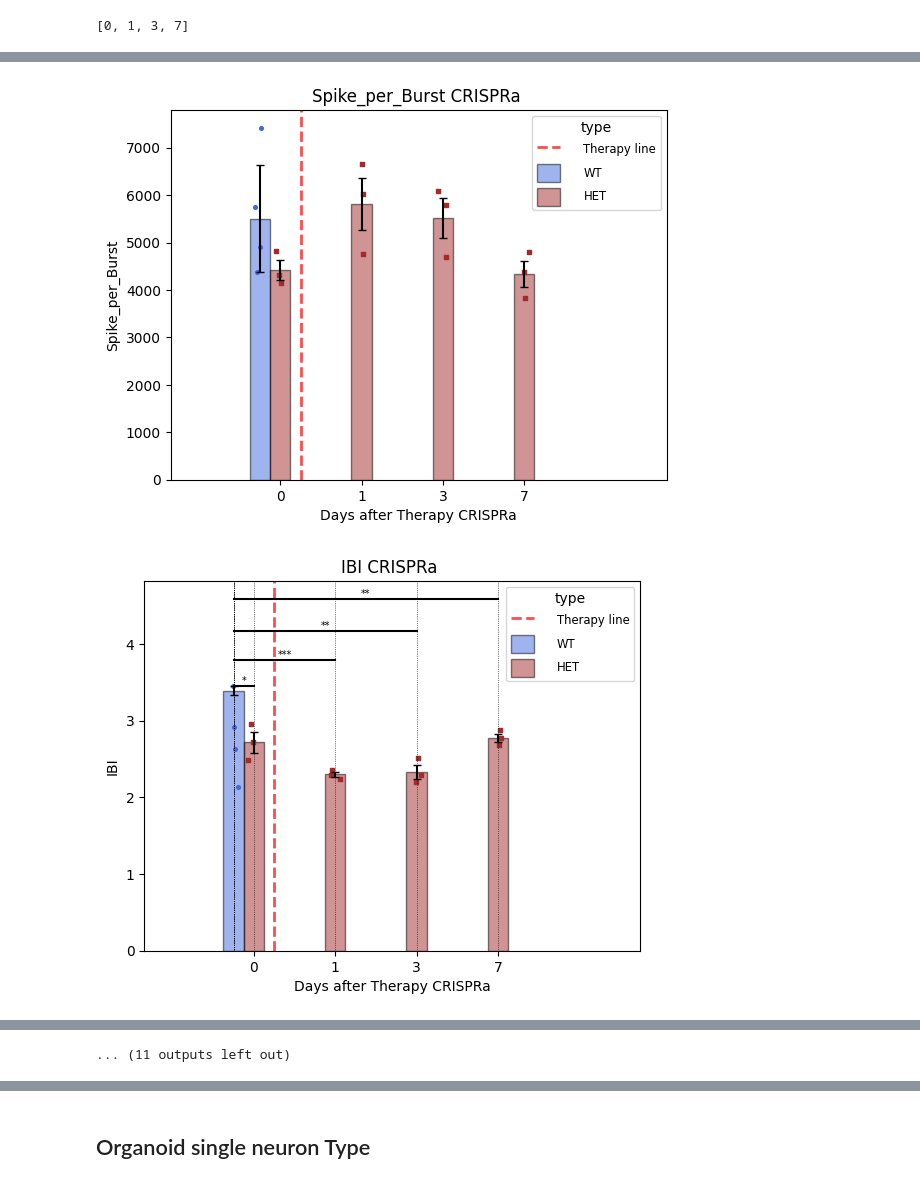
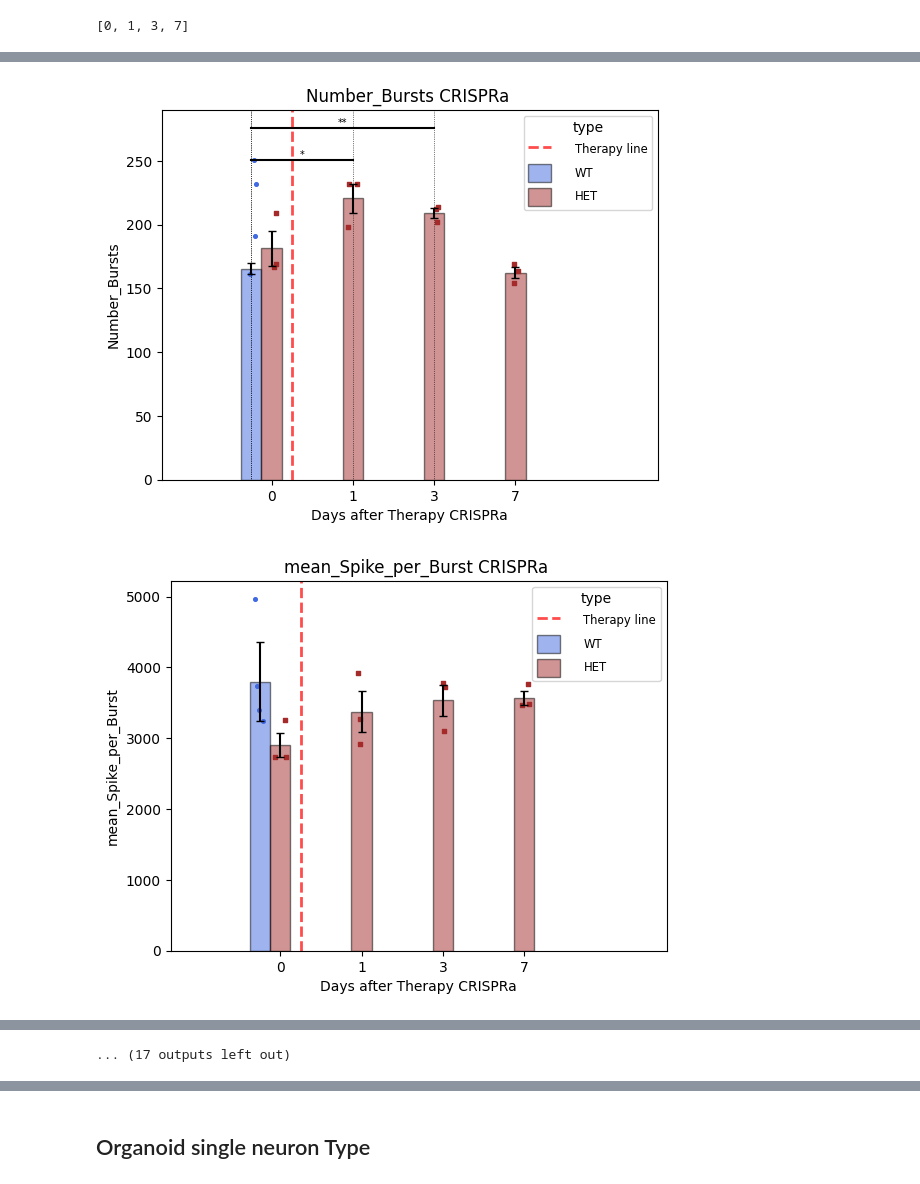
Before and after one commit to roybens/MEA_Analysis, a Jupyter notebook: NetworkAnalysis/PlottingFunctions/combine.ipynb, the cells around one changed output, grey strips where cells are left out. Drawn from its saved outputs; the diff is of its cells as text; code cells hidden in the pictures.

Commit message:
Plotting function experimental notebooks LDA, AP freq , plotly

```diff
--- a/NetworkAnalysis/PlottingFunctions/combine.ipynb
+++ b/NetworkAnalysis/PlottingFunctions/combine.ipynb
@@ -8,7 +8,7 @@ import pdb
 import json
 from math import sqrt
 # %%
-file_csv = '/mnt/disk15tb/paula/Main_DA_Projects/data_analysis_output/Organoids/RETT_T2_KMB_A1/Network_outputs/Compiled_Networks_old.csv'
+file_csv = '/mnt/disk15tb/paula/Main_DA_Projects/data_analysis_output/Primary Neurons/adnp_report_June2024/adnp_therapy_t1_analysisjun2024/Network_outputs/Compiled_Networks.csv'
 
 data_df = pd.read_csv(file_csv)
 # %%
@@ -41 +37,16 @@ print(div)
+# %%
+# Define the specific mapping you want
+mapping = {
+    35: 0,
+    36: 1,
+    38: 3,
+    42: 7,
+    57: 21,
+    59: 23,
+    62: 25,
+    65: 28
+}
+
+# Map the values in the DataFrame
+df['DIV'] = df['DIV'].replace(mapping)
 # %%
@@ -43,5 +58,5 @@ div = [ 0 , 1  ,3 , 7 ]#,22 ,24, 27]
 # %%
-unique_genotypes = df['Type'].unique()
+unique_genotypes = df['NeuronType'].unique()
 unique_genotypes
 # %% [output]
 array(['WT', 'HET'], dtype=object)
@@ -74,3 +90,5 @@ hello
+# %%
+df['Type']=df['NeuronType']
 # %% [markdown]
 combine based on therapy type
 # %%
@@ -655,7 +673,13 @@ div = [0,1,3,7]
 # %% [output]
 [0, 1, 3, 7]
 # %%
-output_types =['Number_Bursts','Burst_Peak','Spike_per_Burst','IBI','Active_Electrodes','Mean_FiringRate','Mean_SpikeAmplitude']
+#output_types =['Number_Bursts','Burst_Peak','Spike_per_Burst','IBI','Active_Electrodes','Mean_FiringRate','Mean_SpikeAmplitude']
+
+output_types = ['mean_IBI'
+    , 'mean_Burst_Peak',  'Number_Bursts',
+       'mean_Spike_per_Burst',
+     'mean_BurstDuration','MeanNetworkISI',  'MeanWithinBurstISI',
+        'MeanOutsideBurstISI','Fanofactor']
 #,'Mean_FiringRate','Mean_SpikeAmplitude']
 #output_types=['Active_Electrodes']
 for therapy_type in unique_therapy_types:
@@ -736,12 +760,7 @@ for therapy_type in unique_therapy_types:
             yerr_data_all[genotype] = yerr_data
             n_data_all[genotype] = n_data
             # Save statistics to file
-            output_file = f"intermediate_files/{output_type}_{genotype}_statistics.txt"
-            with open(output_file, 'w') as file:
-                file.write(f"{genotype} Statistics\n")
-                file.write("Mean: " + ", ".join([str(m) for m in mean_data]) + "\n")
-                file.write("SEM: " + ", ".join([str(sem) for sem in yerr_data]) + "\n")
-                file.write("Sample Size (n): " + ", ".join([str(n_data)]) + "\n")
+
 
             # Plot bars
             #transparency value
@@ -814,7 +833,7 @@ for therapy_type in unique_therapy_types:
             #maxim = max([max( output_arrays[genotype][i] )for genotype in unique_genotypes])
 
             # Determine the range of the y-axis
-            print(maxim)
+            #print(maxim)
             #y_min, y_max = ax.get_ylim()
 
 
@@ -852,8 +871,6 @@ for therapy_type in unique_therapy_types:
                 ax.axvline(x2,color='black',linestyle=':',linewidth=0.5)
                 maxim = y_position
                 y_offset = maxim *0.1
-            with open(output_file, 'a') as file:
-                        file.write(f"P values:{p_values} \n")
 
 
 
@@ -880,7 +897,7 @@ for therapy_type in unique_therapy_types:
 
         plt.legend(title='type',loc='upper right', fontsize='small', handlelength=2, handletextpad=2, handleheight=2,bbox_to_anchor=(1.0, 1))
         import os
-        dirpath = f'/home/mmp/Documents/ADNP_aftertherapy_21feb/{therapy_type}'
+        dirpath = f'/home/mmp/Documents/ADNP_JUNE2024/ADNP_therapy_differentvisualization/{therapy_type}'
         if not os.path.exists(dirpath):
              os.makedirs(dirpath)
         plt.savefig(f"{dirpath}/{output_type}.svg",dpi=300,format='svg')
@@ -913,2 +944,2 @@ Number of unique Genotypes: 2
-[figure, old version]
+[figure, new version]
-[figure, old version]
+[figure, new version]
@@ -921,2 +952,2 @@ Number of unique Genotypes: 2
-... (11 outputs left out)
+... (17 outputs left out)
 # %%
```
Also changed, not shown: parts of 8 cells of this notebook, 5 other files.
